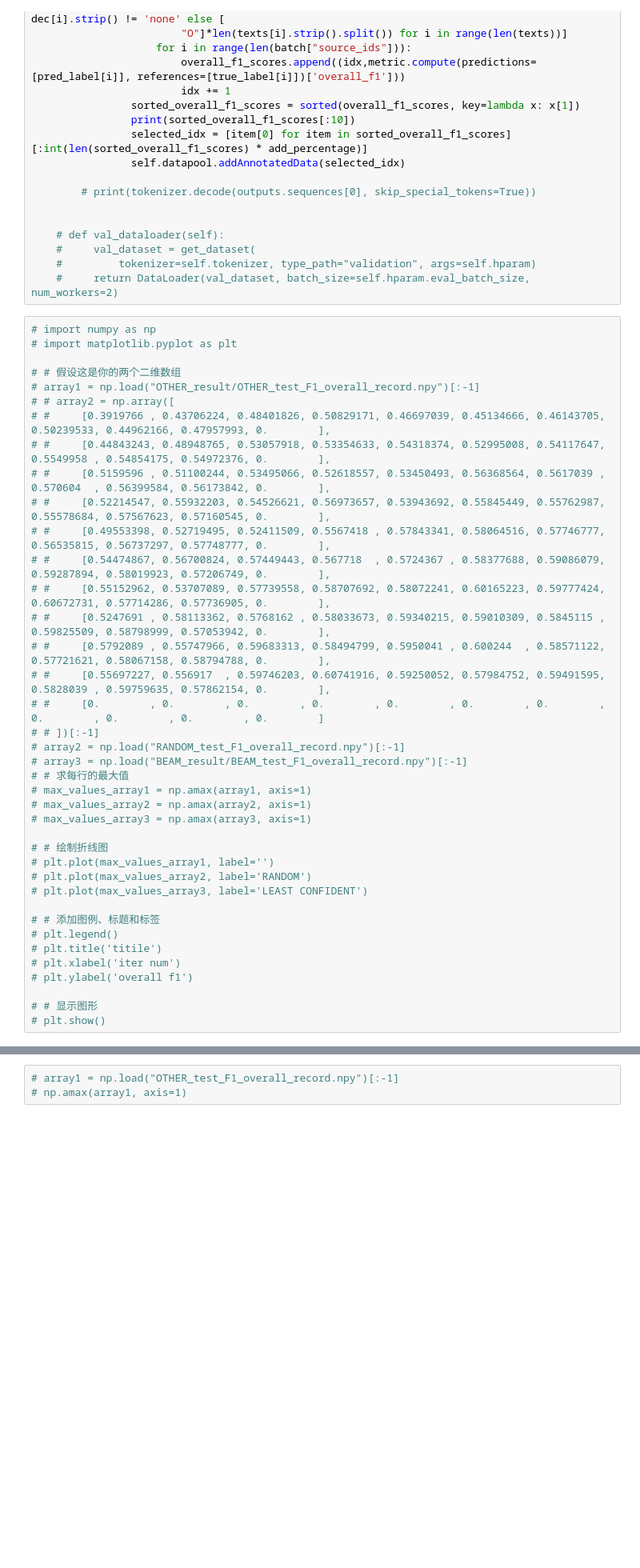
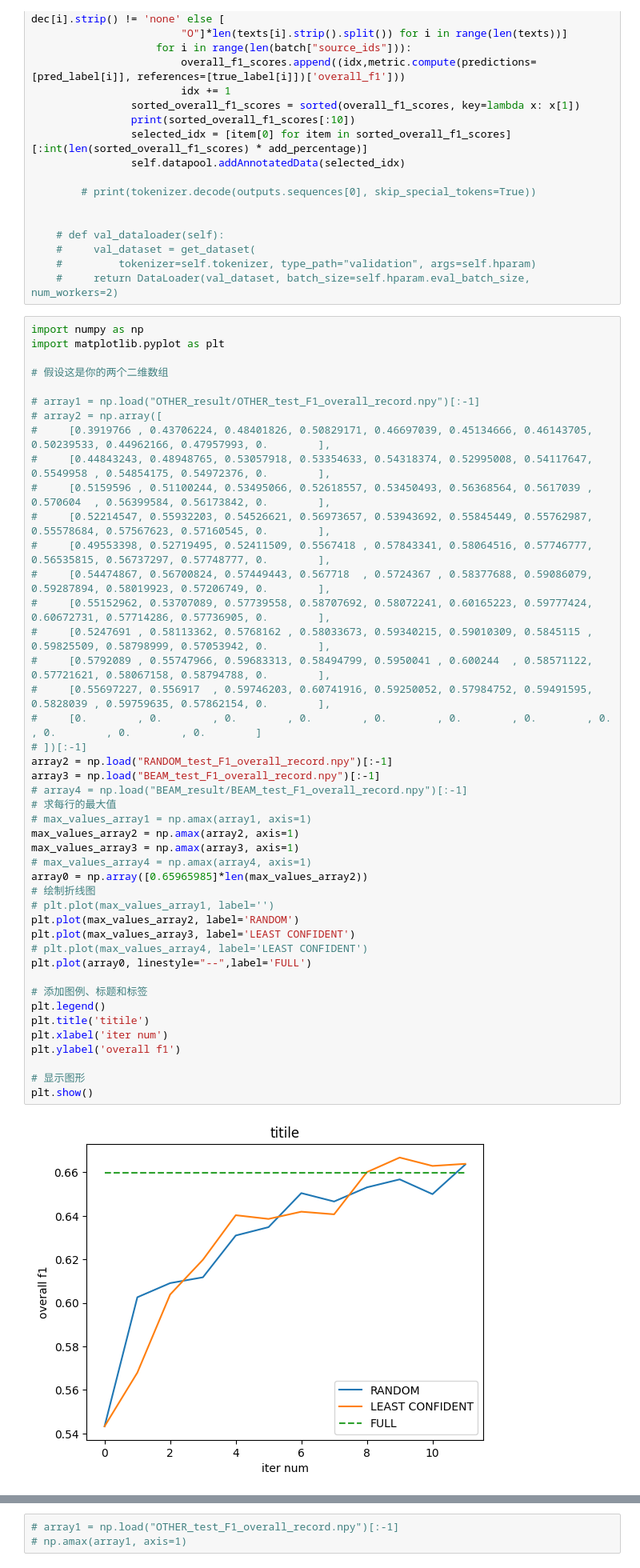
Before and after one commit to zhangxl2002/ORL, a Jupyter notebook: test_AL_copy.ipynb, the cells around one changed output, grey strips where cells are left out. Shown at 80% size. Drawn from its saved outputs; the diff is of its cells as text; blank space fills up the shorter version.

```diff
--- a/test_AL_copy.ipynb
+++ b/test_AL_copy.ipynb
@@ -612,41 +614,48 @@ class T5FineTunerWithAL(T5FineTuner):
     #         tokenizer=self.tokenizer, type_path="validation", args=self.hparam)
     #     return DataLoader(val_dataset, batch_size=self.hparam.eval_batch_size, num_workers=2)
 # %%
-# import numpy as np
-# import matplotlib.pyplot as plt
+import numpy as np
+import matplotlib.pyplot as plt
 
-# # 假设这是你的两个二维数组
+# 假设这是你的两个二维数组
+
 # array1 = np.load("OTHER_result/OTHER_test_F1_overall_record.npy")[:-1]
-# # array2 = np.array([
-# #     [0.3919766 , 0.43706224, 0.48401826, 0.50829171, 0.46697039, 0.45134666, 0.46143705, 0.50239533, 0.44962166, 0.47957993, 0.        ],
-# #     [0.44843243, 0.48948765, 0.53057918, 0.53354633, 0.54318374, 0.52995008, 0.54117647, 0.5549958 , 0.54854175, 0.54972376, 0.        ],
-# #     [0.5159596 , 0.51100244, 0.53495066, 0.52618557, 0.53450493, 0.56368564, 0.5617039 , 0.570604  , 0.56399584, 0.56173842, 0.        ],
-# #     [0.52214547, 0.55932203, 0.54526621, 0.56973657, 0.53943692, 0.55845449, 0.55762987, 0.55578684, 0.57567623, 0.57160545, 0.        ],
-# #     [0.49553398, 0.52719495, 0.52411509, 0.5567418 , 0.57843341, 0.58064516, 0.57746777, 0.56535815, 0.56737297, 0.57748777, 0.        ],
-# #     [0.54474867, 0.56700824, 0.57449443, 0.567718  , 0.5724367 , 0.58377688, 0.59086079, 0.59287894, 0.58019923, 0.57206749, 0.        ],
-# #     [0.55152962, 0.53707089, 0.57739558, 0.58707692, 0.58072241, 0.60165223, 0.59777424, 0.60672731, 0.57714286, 0.57736905, 0.        ],
-# #     [0.5247691 , 0.58113362, 0.5768162 , 0.58033673, 0.59340215, 0.59010309, 0.5845115 , 0.59825509, 0.58798999, 0.57053942, 0.        ],
-# #     [0.5792089 , 0.55747966, 0.59683313, 0.58494799, 0.5950041 , 0.600244  , 0.58571122, 0.57721621, 0.58067158, 0.58794788, 0.        ],
-# #     [0.55697227, 0.556917  , 0.59746203, 0.60741916, 0.59250052, 0.57984752, 0.59491595, 0.5828039 , 0.59759635, 0.57862154, 0.        ],
-# #     [0.        , 0.        , 0.        , 0.        , 0.        , 0.        , 0.        , 0.        , 0.        , 0.        , 0.        ]
-# # ])[:-1]
-# array2 = np.load("RANDOM_test_F1_overall_record.npy")[:-1]
-# array3 = np.load("BEAM_result/BEAM_test_F1_overall_record.npy")[:-1]
-# # 求每行的最大值
+# array2 = np.array([
+#     [0.3919766 , 0.43706224, 0.48401826, 0.50829171, 0.46697039, 0.45134666, 0.46143705, 0.50239533, 0.44962166, 0.47957993, 0.        ],
+#     [0.44843243, 0.48948765, 0.53057918, 0.53354633, 0.54318374, 0.52995008, 0.54117647, 0.5549958 , 0.54854175, 0.54972376, 0.        ],
+#     [0.5159596 , 0.51100244, 0.53495066, 0.52618557, 0.53450493, 0.56368564, 0.5617039 , 0.570604  , 0.56399584, 0.56173842, 0.        ],
+#     [0.52214547, 0.55932203, 0.54526621, 0.56973657, 0.53943692, 0.55845449, 0.55762987, 0.55578684, 0.57567623, 0.57160545, 0.        ],
+#     [0.49553398, 0.52719495, 0.52411509, 0.5567418 , 0.57843341, 0.58064516, 0.57746777, 0.56535815, 0.56737297, 0.57748777, 0.        ],
+#     [0.54474867, 0.56700824, 0.57449443, 0.567718  , 0.5724367 , 0.58377688, 0.59086079, 0.59287894, 0.58019923, 0.57206749, 0.        ],
+#     [0.55152962, 0.53707089, 0.57739558, 0.58707692, 0.58072241, 0.60165223, 0.59777424, 0.60672731, 0.57714286, 0.57736905, 0.        ],
+#     [0.5247691 , 0.58113362, 0.5768162 , 0.58033673, 0.59340215, 0.59010309, 0.5845115 , 0.59825509, 0.58798999, 0.57053942, 0.        ],
+#     [0.5792089 , 0.55747966, 0.59683313, 0.58494799, 0.5950041 , 0.600244  , 0.58571122, 0.57721621, 0.58067158, 0.58794788, 0.        ],
+#     [0.55697227, 0.556917  , 0.59746203, 0.60741916, 0.59250052, 0.57984752, 0.59491595, 0.5828039 , 0.59759635, 0.57862154, 0.        ],
+#     [0.        , 0.        , 0.        , 0.        , 0.        , 0.        , 0.        , 0.        , 0.        , 0.        , 0.        ]
+# ])[:-1]
+array2 = np.load("RANDOM_test_F1_overall_record.npy")[:-1]
+array3 = np.load("BEAM_test_F1_overall_record.npy")[:-1]
+# array4 = np.load("BEAM_result/BEAM_test_F1_overall_record.npy")[:-1]
+# 求每行的最大值
 # max_values_array1 = np.amax(array1, axis=1)
-# max_values_array2 = np.amax(array2, axis=1)
-# max_values_array3 = np.amax(array3, axis=1)
+max_values_array2 = np.amax(array2, axis=1)
+max_values_array3 = np.amax(array3, axis=1)
+# max_values_array4 = np.amax(array4, axis=1)
+array0 = np.array([0.65965985]*len(max_values_array2))
+# 绘制折线图
+# plt.plot(max_values_array1, label='')
+plt.plot(max_values_array2, label='RANDOM')
+plt.plot(max_values_array3, label='LEAST CONFIDENT')
+# plt.plot(max_values_array4, label='LEAST CONFIDENT')
+plt.plot(array0, linestyle="--",label='FULL')
 
-# # 绘制折线图
-# plt.plot(max_values_array1, label='')
-# plt.plot(max_values_array2, label='RANDOM')
-# plt.plot(max_values_array3, label='LEAST CONFIDENT')
+# 添加图例、标题和标签
+plt.legend()
+plt.title('titile')
+plt.xlabel('iter num')
+plt.ylabel('overall f1')
 
-# # 添加图例、标题和标签
-# plt.legend()
-# plt.title('titile')
-# plt.xlabel('iter num')
-# plt.ylabel('overall f1')
-
-# # 显示图形
-# plt.show()
+# 显示图形
+plt.show()
+# %% [output]
+[figure, added]
```
Also changed, not shown: parts of 6 cells of this notebook.
